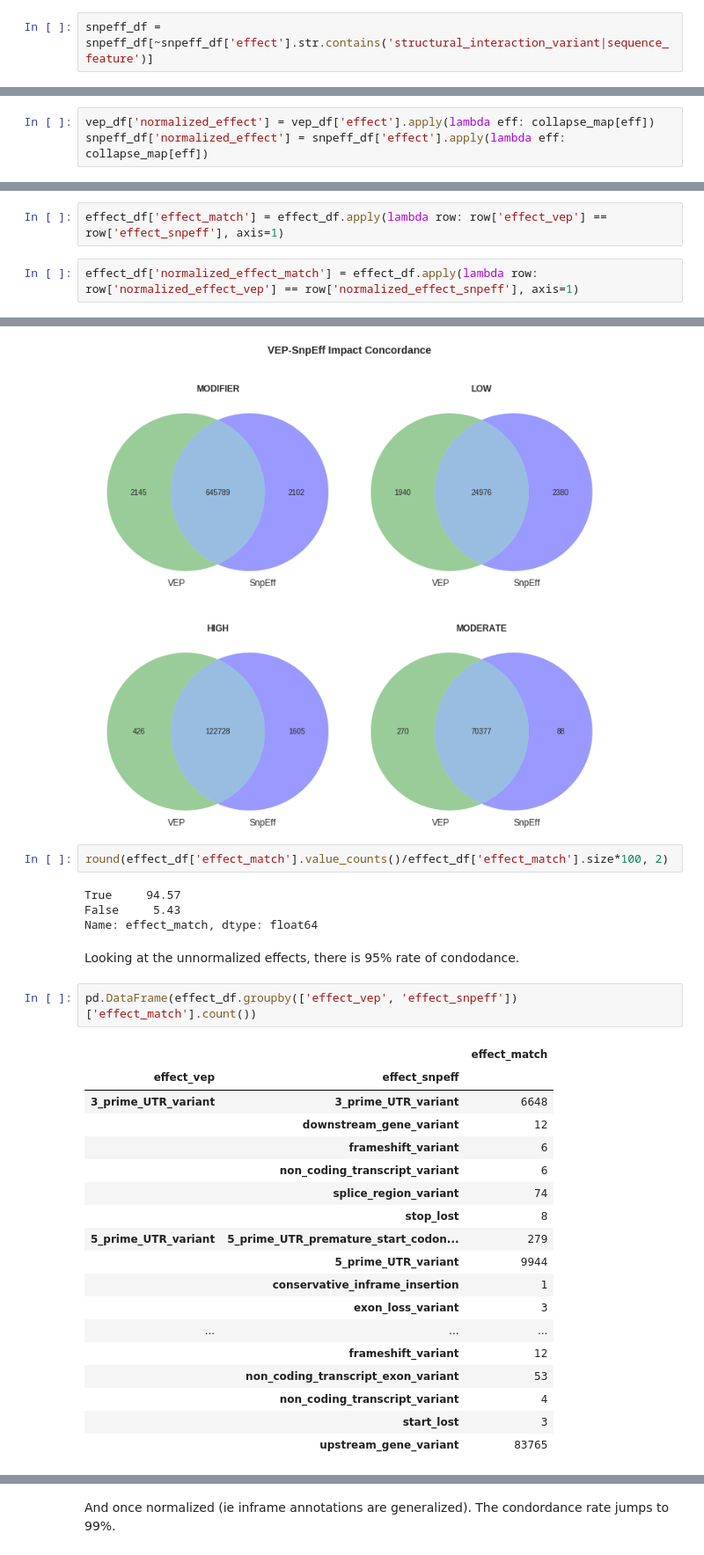
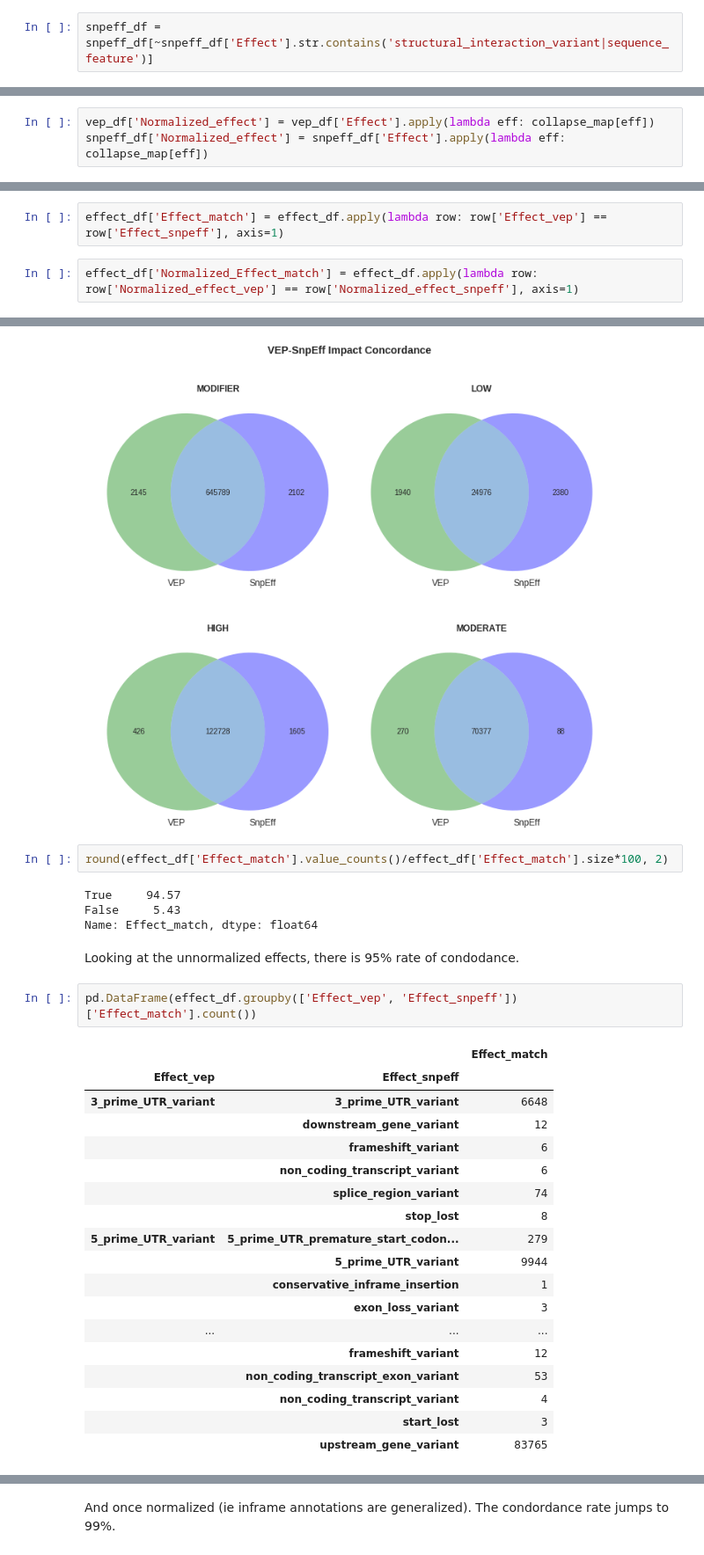
Before and after one commit to andrewjesaitis/variant-annotation-comparison-2017, a Jupyter notebook: Variant-Annotation-Comparsion-2017.ipynb, the cells around one changed output, grey strips where cells are left out. Shown: that part at 88% size. Saved outputs shown, nothing was run; the diff lists cells and outputs as text.

```diff
--- a/Variant-Annotation-Comparsion-2017.ipynb
+++ b/Variant-Annotation-Comparsion-2017.ipynb
@@ -235,7 +235,7 @@ snpeff_df.ix[32771]
 # %% [markdown]
 So we'll remove some of this inconsistances by dropping rows that are annotated as `structural_interaction_variant` or `sequence_feature` by Snpeff and normalizing SnpEff more granular *inframe* annotations.
 # %%
-snpeff_df = snpeff_df[~snpeff_df['effect'].str.contains('structural_interaction_variant|sequence_feature')]
+snpeff_df = snpeff_df[~snpeff_df['Effect'].str.contains('structural_interaction_variant|sequence_feature')]
 # %%
 collapse_map = {
 '3_prime_UTR_variant': '3_prime_UTR_variant',
@@ -269,8 +269,8 @@ collapse_map = {
 'synonymous_variant': 'synonymous_variant',
 'upstream_gene_variant': 'upstream_gene_variant'}
 # %%
-vep_df['normalized_effect'] = vep_df['effect'].apply(lambda eff: collapse_map[eff])
-snpeff_df['normalized_effect'] = snpeff_df['effect'].apply(lambda eff: collapse_map[eff])
+vep_df['Normalized_effect'] = vep_df['Effect'].apply(lambda eff: collapse_map[eff])
+snpeff_df['Normalized_effect'] = snpeff_df['Effect'].apply(lambda eff: collapse_map[eff])
 # %% [markdown]
 # Effect and Impact Condorance
 
@@ -311,9 +311,9 @@ effect_df = pd.merge(vep_df, snpeff_df, on=['POS', 'REF', 'ALT', "Feature_id" ],
 # %%
 effect_df['Impact_match'] = effect_df.apply(lambda row: row['Impact_vep'] == row['Impact_snpeff'], axis=1)
 # %%
-effect_df['effect_match'] = effect_df.apply(lambda row: row['effect_vep'] == row['effect_snpeff'], axis=1)
+effect_df['Effect_match'] = effect_df.apply(lambda row: row['Effect_vep'] == row['Effect_snpeff'], axis=1)
 # %%
-effect_df['normalized_effect_match'] = effect_df.apply(lambda row: row['normalized_effect_vep'] == row['normalized_effect_snpeff'], axis=1)
+effect_df['Normalized_Effect_match'] = effect_df.apply(lambda row: row['Normalized_effect_vep'] == row['Normalized_effect_snpeff'], axis=1)
 # %%
 round(effect_df['Impact_match'].value_counts()/effect_df['Impact_match'].size*100, 2)
 # %% [output]
@@ -360,18 +360,18 @@ plt.show()
 # %% [output]
 [figure]
 # %%
-round(effect_df['effect_match'].value_counts()/effect_df['effect_match'].size*100, 2)
+round(effect_df['Effect_match'].value_counts()/effect_df['Effect_match'].size*100, 2)
 # %% [output]
 True     94.57
 False     5.43
-Name: effect_match, dtype: float64
+Name: Effect_match, dtype: float64
 # %% [markdown]
 Looking at the unnormalized effects, there is 95% rate of condodance.
 # %%
-pd.DataFrame(effect_df.groupby(['effect_vep', 'effect_snpeff'])['effect_match'].count())
+pd.DataFrame(effect_df.groupby(['Effect_vep', 'Effect_snpeff'])['Effect_match'].count())
 # %% [output]
-|  |  | effect_match |
-| effect_vep | effect_snpeff |  |
+|  |  | Effect_match |
+| Effect_vep | Effect_snpeff |  |
 | 3_prime_UTR_variant | 3_prime_UTR_variant | 6648 |
 |  | downstream_gene_variant | 12 |
 |  | frameshift_variant | 6 |
```
Also changed, not shown: parts of 25 cells of this notebook.
